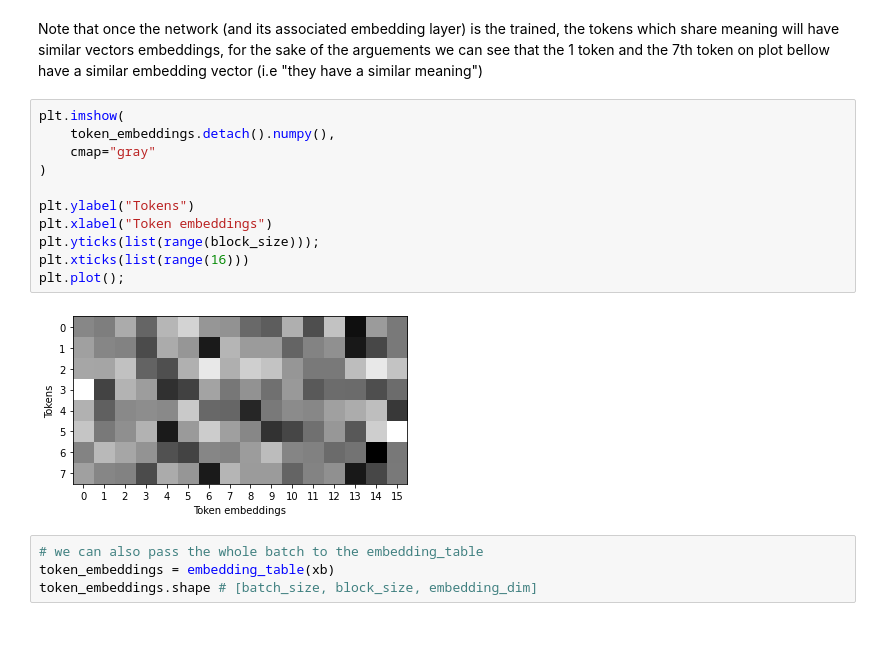
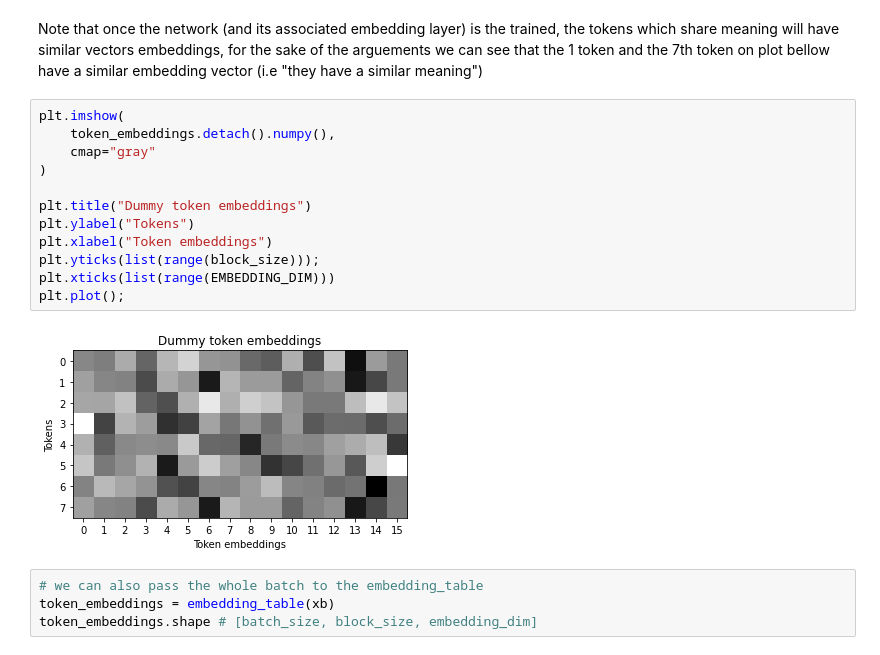
Before and after one commit to Matjaz12/GPT-Explained, a Jupyter notebook: GPT.ipynb, the cells around one changed output. Drawn from its saved outputs; the diff is of its cells as text.

```diff
--- a/GPT.ipynb
+++ b/GPT.ipynb
@@ -306,16 +300,17 @@ Note that once the network (and its associated embedding layer) is the trained,
 # %%
 plt.imshow(
     token_embeddings.detach().numpy(),
     cmap="gray"
 )
 
+plt.title("Dummy token embeddings")
 plt.ylabel("Tokens")
 plt.xlabel("Token embeddings")
 plt.yticks(list(range(block_size)));
-plt.xticks(list(range(16)))
+plt.xticks(list(range(EMBEDDING_DIM)))
 plt.plot();
 # %% [output]
-[figure, old version]
+[figure, new version]
 # %%
 # we can also pass the whole batch to the embedding_table
 token_embeddings = embedding_table(xb)
```
Also changed, not shown: parts of 96 cells of this notebook.
